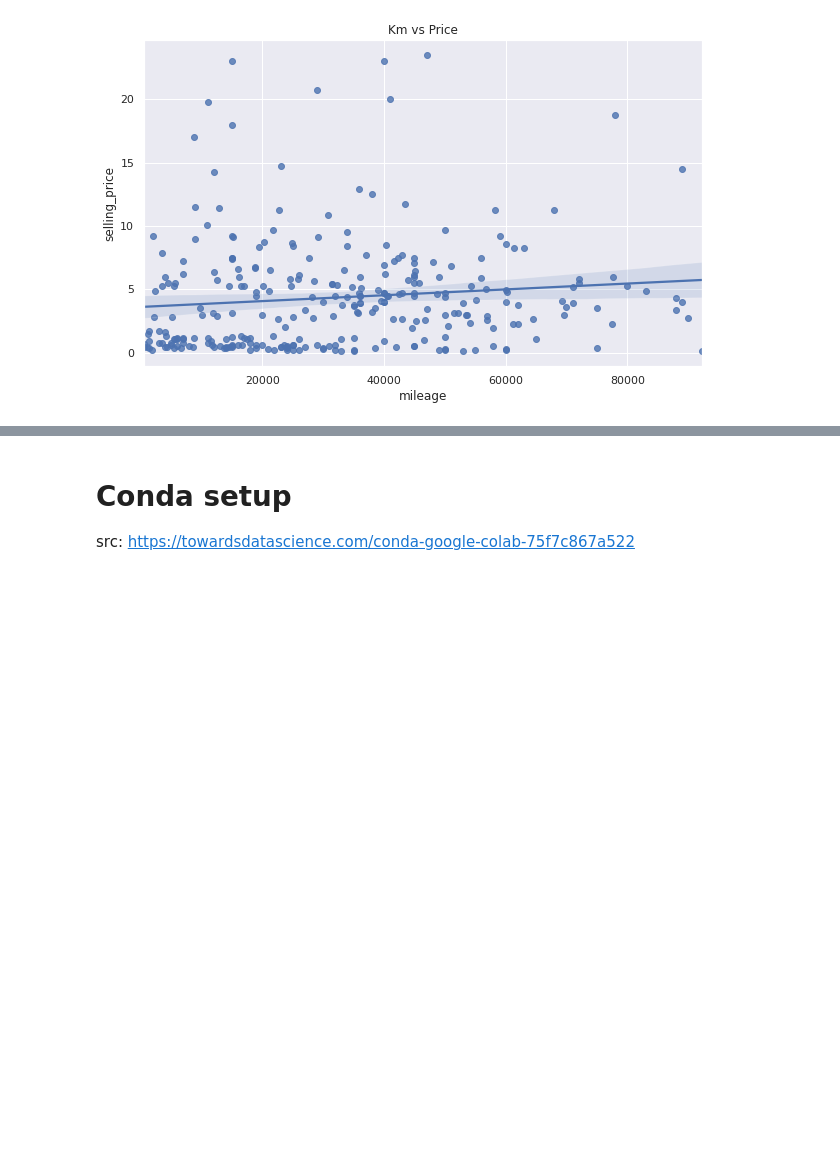
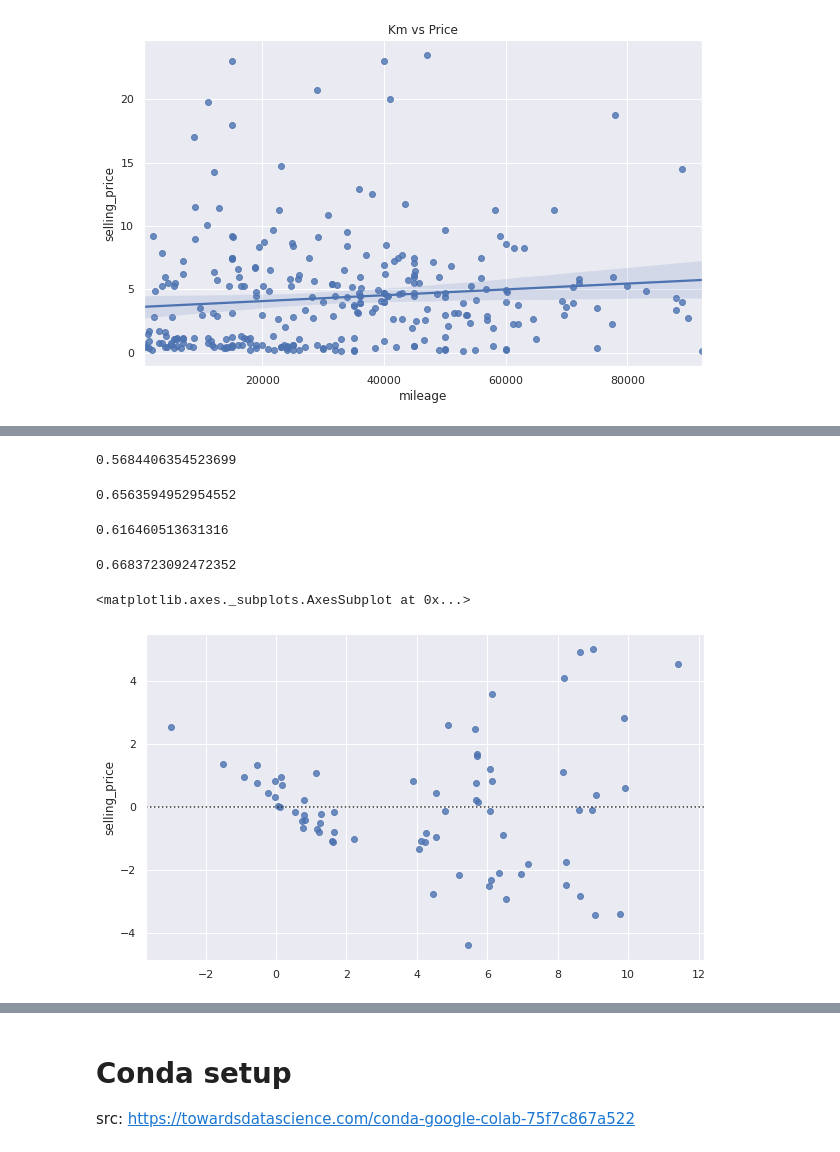
Before and after one commit to HebahAlshamlan/CITC_Task, a Jupyter notebook: CITC_Task.ipynb, the cells around one changed output, grey strips where cells are left out. Cells and saved outputs as stored; diff of their text form; code cells hidden in the pictures; blank space fills up the shorter version.

```diff
--- a/CITC_Task.ipynb
+++ b/CITC_Task.ipynb
@@ -299,0 +371,3 @@ y = dataset['selling_price']
+# %%
+y = pd.get_dummies(dataset.car_name)
+y
@@ -299,0 +388,3 @@ y = dataset['selling_price']
+# %%
+vertical_stack = pd.concat([y, dataset], axis=1)
+vertical_stack
@@ -299,0 +459,4 @@ y = dataset['selling_price']
+# %%
+X = vertical_stack[[
+'Activa',	'Bajaj'	, 'Hero'	,'Honda'	,'Hyosung',	'KTM',	'Mahindra',	'Royal',	'Suzuki',	'TVS',	'UM',	'Yamaha',	'alto'	,'amaze',	'baleno'	,'brio',	'ciaz'	,'city'	,'corolla'	,'creta'	,'dzire'	,'elantra'	,'eon'	,'ertiga'	,'etios'	,'fortuner'	,'grand'	,'i10'	,'i20'	,'ignis'	,'innova'	,'jazz'	,'omni'	,'ritz'	,'s'	, 'swift'	, 'sx4' ,	'verna'	,'vitara'	,'wagon'	,'xcent' ,'mileage' ,	'fuel_type' ,	'seller_type'	,'transmission_type'	,'previous_owners'	,'age']]
+y = vertical_stack['selling_price']
@@ -337,0 +489,26 @@ ValueError: ignored
+# %%
+scores = cross_val_score(linreg, X_train, y_train, cv=5)
+print(np.mean(scores))
+# %% [output]
+0.5684406354523699
+# %%
+scores_test = cross_val_score(linreg, X_test, y_test, cv=5)
+print(np.mean(scores_test))
+# %% [output]
+0.6563594952954552
+# %%
+linreg.score(X_train, y_train)
+# %% [output]
+0.616460513631316
+# %%
+linreg.score(X_test, y_test)
+# %% [output]
+0.6683723092472352
+# %%
+y_pred = linreg.predict(X_test)
+# %%
+plt.figure(figsize=(10,6))
+sns.residplot(x=y_pred, y=y_test)
+# %% [output]
+<matplotlib.axes._subplots.AxesSubplot at 0x...>
+[figure, added]
```
Also changed, not shown: parts of 51 cells of this notebook.
